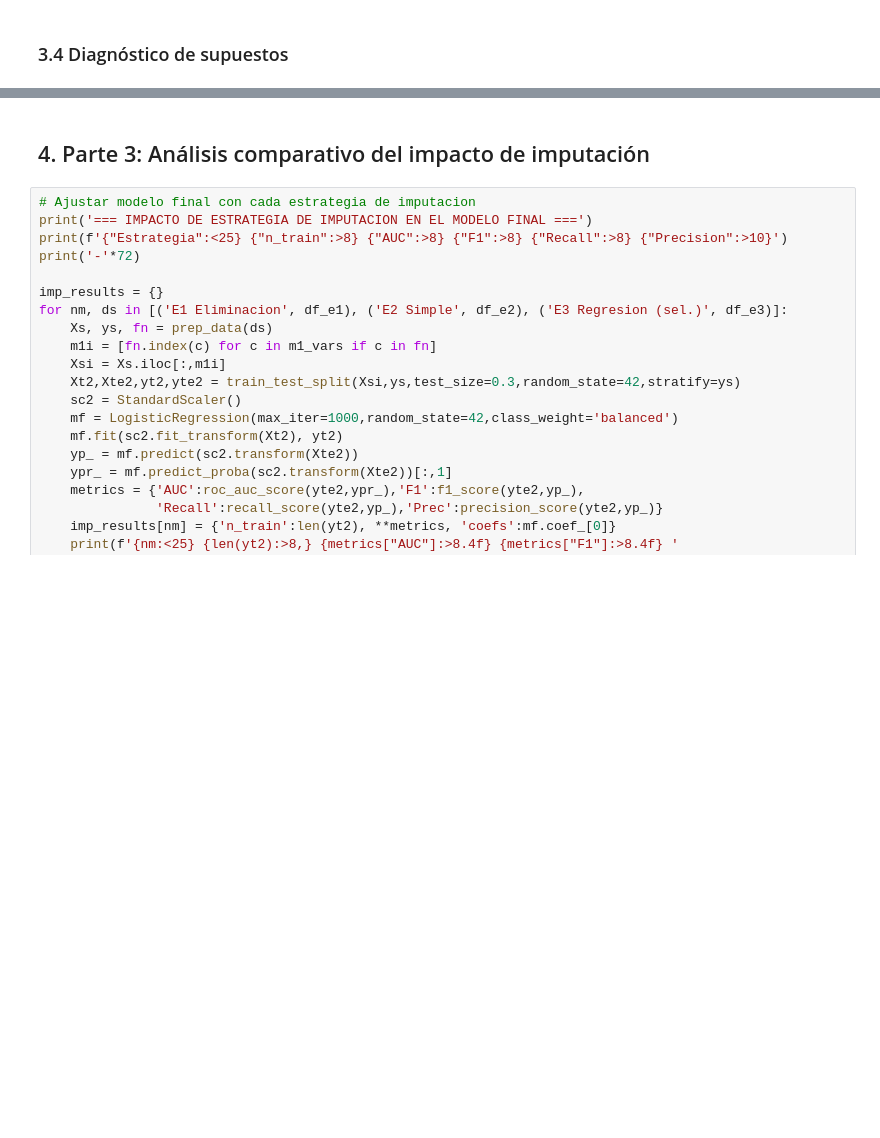
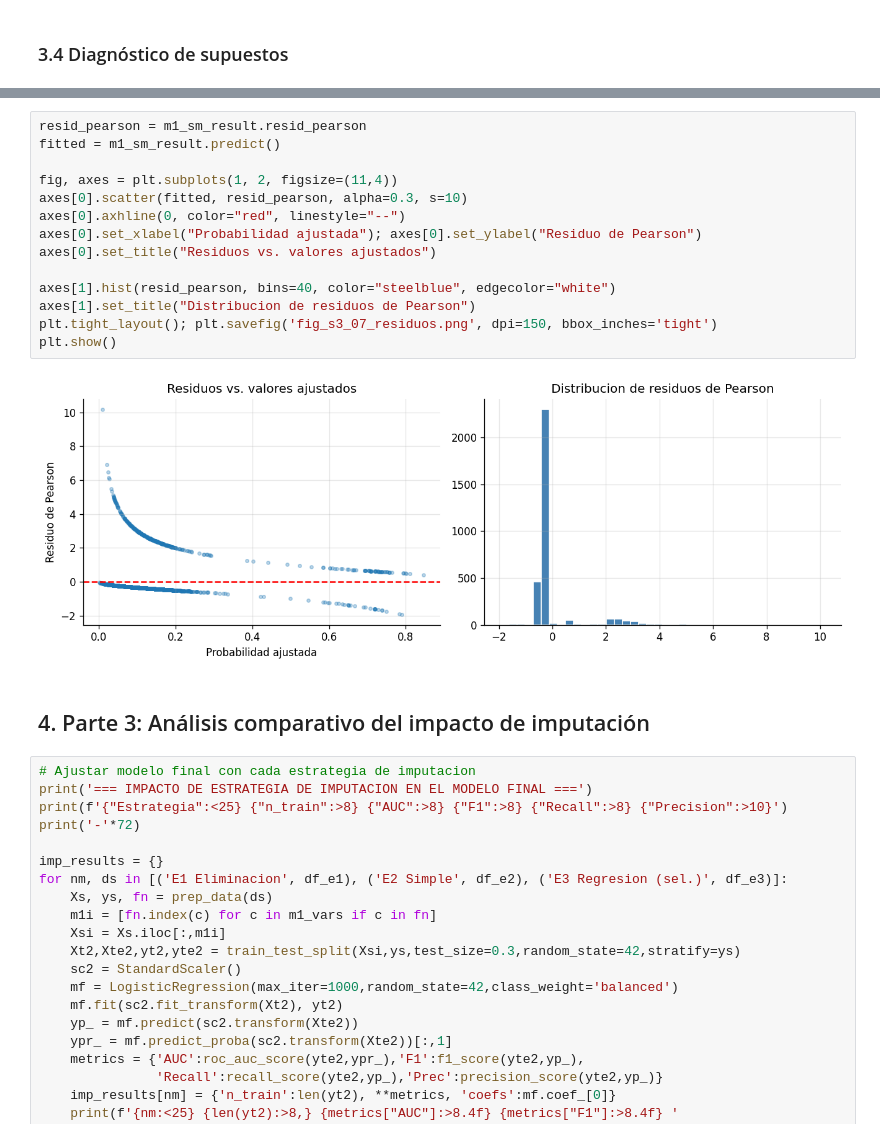
Before and after one commit to leofer23/formativa1-bank-marketing, a Jupyter notebook: S3/S3_Sumativa3_BankMarketing.ipynb, the cells around one changed output, grey strips where cells are left out. Saved outputs shown, nothing was run; the diff lists cells and outputs as text; blank space fills up the shorter version.

```diff
--- a/S3/S3_Sumativa3_BankMarketing.ipynb
+++ b/S3/S3_Sumativa3_BankMarketing.ipynb
@@ -577,3 +778,19 @@ print('pero no genera multicolinealidad problematica en el modelo logistico.')
+# %%
+resid_pearson = m1_sm_result.resid_pearson
+fitted = m1_sm_result.predict()
+
+fig, axes = plt.subplots(1, 2, figsize=(11,4))
+axes[0].scatter(fitted, resid_pearson, alpha=0.3, s=10)
+axes[0].axhline(0, color="red", linestyle="--")
+axes[0].set_xlabel("Probabilidad ajustada"); axes[0].set_ylabel("Residuo de Pearson")
+axes[0].set_title("Residuos vs. valores ajustados")
+
+axes[1].hist(resid_pearson, bins=40, color="steelblue", edgecolor="white")
+axes[1].set_title("Distribucion de residuos de Pearson")
+plt.tight_layout(); plt.savefig('fig_s3_07_residuos.png', dpi=150, bbox_inches='tight')
+plt.show()
+# %% [output]
+[figure, added]
 # %% [markdown]
 ## 4. Parte 3: Análisis comparativo del impacto de imputación <a id='p3'></a>
 # %%
```
Also changed, not shown: parts of 17 cells of this notebook.
